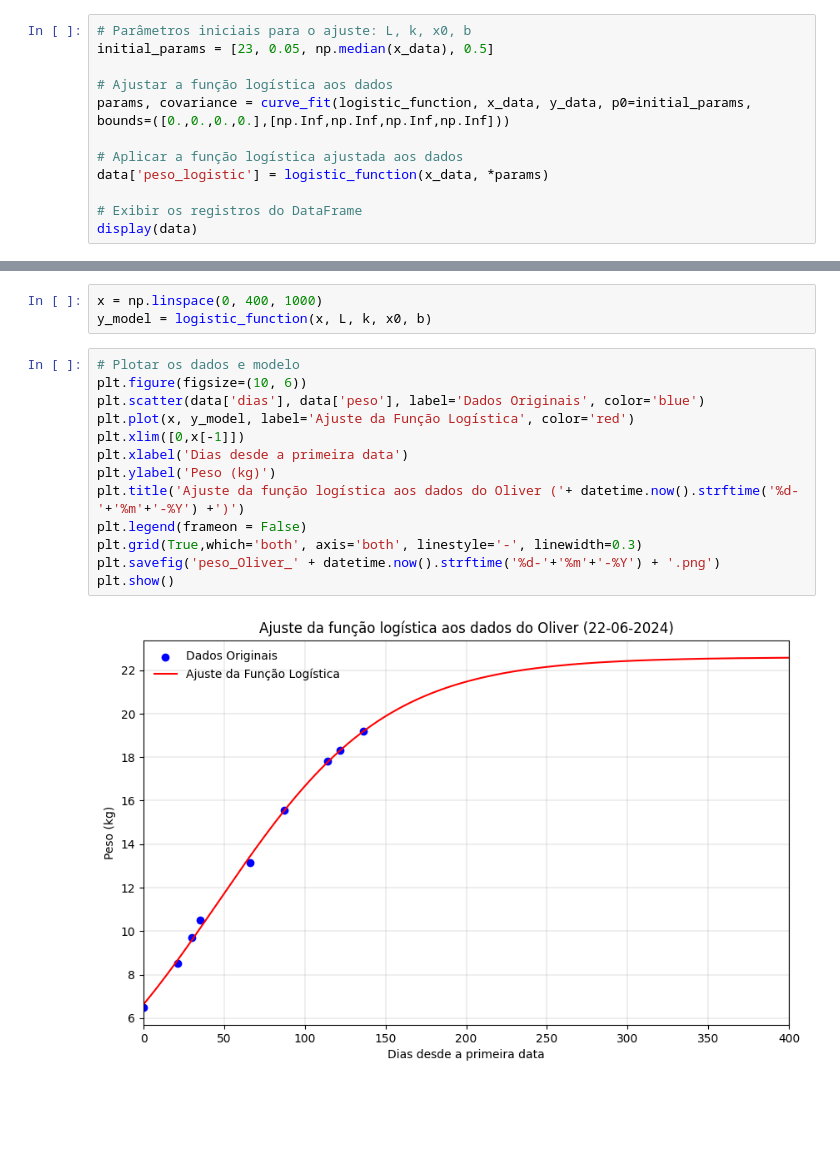
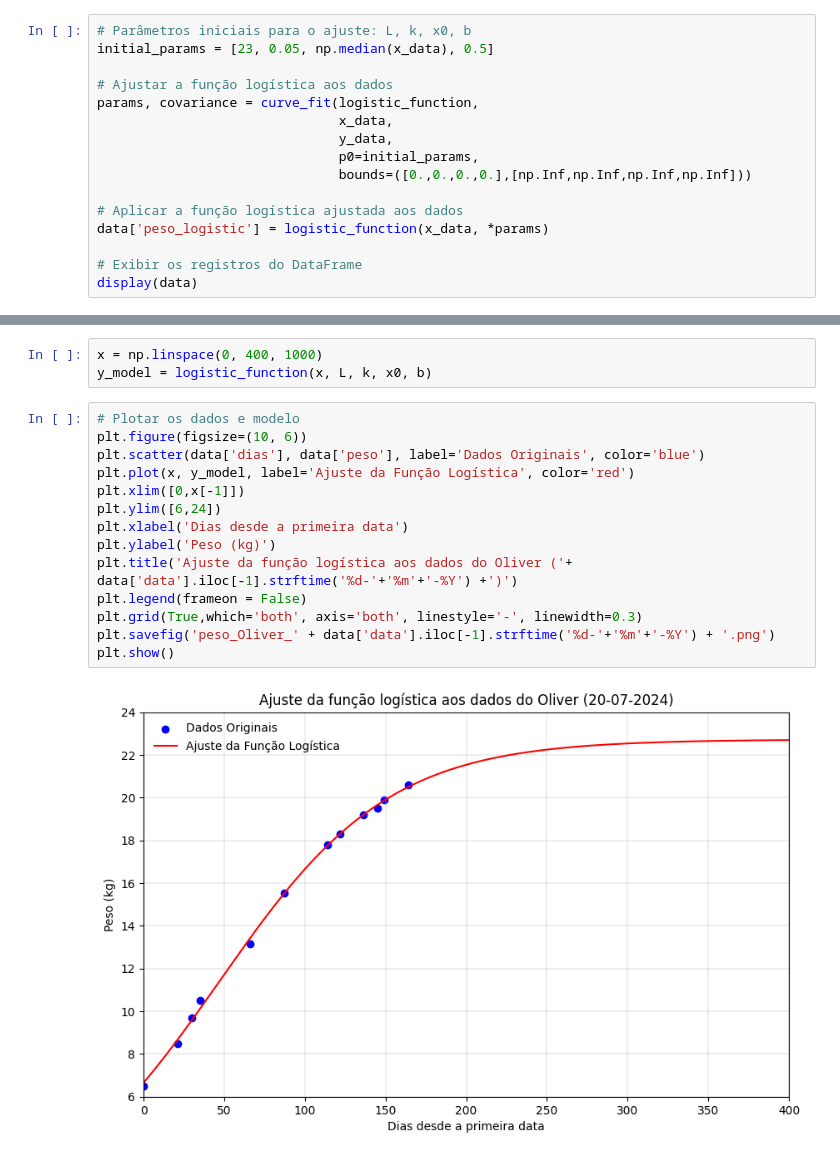
Before and after one commit to willc127/peso_Oliver, a Jupyter notebook: funcao_logistica.ipynb, the cells around one changed output, grey strips where cells are left out. Drawn from its saved outputs; the diff is of its cells as text; blank space fills up the shorter version.

Commit message:
novos dados

```diff
--- a/funcao_logistica.ipynb
+++ b/funcao_logistica.ipynb
@@ -77,7 +96,11 @@ def logistic_function(x, L, k, x0, b):
 initial_params = [23, 0.05, np.median(x_data), 0.5]
 
 # Ajustar a função logística aos dados
-params, covariance = curve_fit(logistic_function, x_data, y_data, p0=initial_params, bounds=([0.,0.,0.,0.],[np.Inf,np.Inf,np.Inf,np.Inf]))
+params, covariance = curve_fit(logistic_function,
+                               x_data,
+                               y_data,
+                               p0=initial_params,
+                               bounds=([0.,0.,0.,0.],[np.Inf,np.Inf,np.Inf,np.Inf]))
 
 # Aplicar a função logística ajustada aos dados
 data['peso_logistic'] = logistic_function(x_data, *params)
@@ -132,15 +161,16 @@ y_model = logistic_function(x, L, k, x0, b)
 # %%
 # Plotar os dados e modelo
 plt.figure(figsize=(10, 6))
 plt.scatter(data['dias'], data['peso'], label='Dados Originais', color='blue')
 plt.plot(x, y_model, label='Ajuste da Função Logística', color='red')
 plt.xlim([0,x[-1]])
+plt.ylim([6,24])
 plt.xlabel('Dias desde a primeira data')
 plt.ylabel('Peso (kg)')
-plt.title('Ajuste da função logística aos dados do Oliver ('+ datetime.now().strftime('%d-'+'%m'+'-%Y') +')')
+plt.title('Ajuste da função logística aos dados do Oliver ('+ data['data'].iloc[-1].strftime('%d-'+'%m'+'-%Y') +')')
 plt.legend(frameon = False)
 plt.grid(True,which='both', axis='both', linestyle='-', linewidth=0.3)
-plt.savefig('peso_Oliver_' + datetime.now().strftime('%d-'+'%m'+'-%Y') + '.png')
+plt.savefig('peso_Oliver_' + data['data'].iloc[-1].strftime('%d-'+'%m'+'-%Y') + '.png')
 plt.show()
 # %% [output]
-[figure, old version]
+[figure, new version]
```
Also changed, not shown: parts of 7 cells of this notebook, 14 other files.
